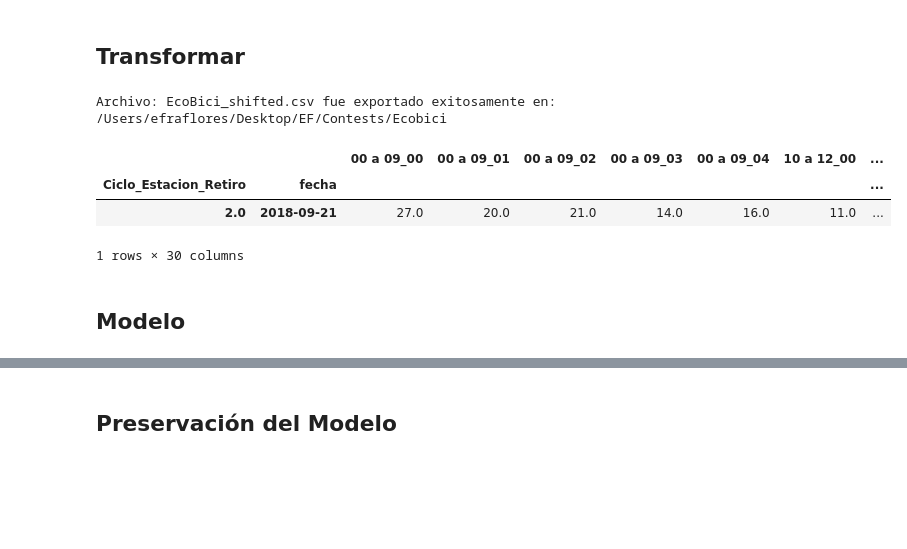
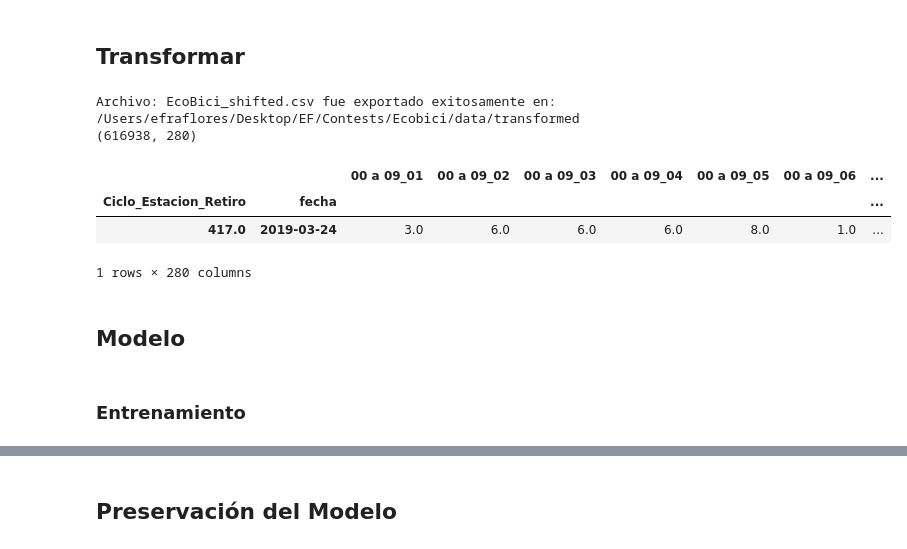
Before and after one commit to Afroefras/ecobici_forecast, a Jupyter notebook: scripts/EcoBici_Model.ipynb, the cells around one changed output, grey strips where cells are left out. Drawn from its saved outputs; the diff is of its cells as text; code cells hidden in the pictures; blank space fills up the shorter version.

```diff
--- a/scripts/EcoBici_Model.ipynb
+++ b/scripts/EcoBici_Model.ipynb
@@ -3,4 +3,4 @@
 # %% [markdown]
 ## Parámetros
 # %%
-BASE_DIR = '/Users/efraflores/Desktop/EF/Contests/Ecobici'
+BASE_DIR = '/Users/efraflores/Desktop/EF/Contests/Ecobici/data'
@@ -472,3 +17,4 @@ print(eb)
 # %%
-# df = eb.read_raw_files(from_year=2018, to_year=2021, index=['Ciclo_Estacion_Retiro','fecha'], columns='fecha_hour_range', values='n', aggfunc='count', fill_value=0)
-# df.sample()
+df = eb.read_raw_files(from_year=2018, to_year=2021, index=['Ciclo_Estacion_Retiro','fecha'], columns='fecha_hour_range', values='n', aggfunc='count', fill_value=0)
+print(df.shape)
+df.sample()
@@ -475,19 +27,21 @@ print(eb)
 # %% [markdown]
 ## Transformar
 # %%
-file_name = 'EcoBici_from_2018_to_2021.csv'
-
-X, y = eb.ecobici_shifted(file_name, id_cols=['Ciclo_Estacion_Retiro'], shifts=range(5))
+X, y = eb.ecobici_shifted(df, id_cols=['Ciclo_Estacion_Retiro'], shifts=range(41))
+print(X.shape)
 X.sample()
 # %% [output]
 Archivo: EcoBici_shifted.csv fue exportado exitosamente en:
-/Users/efraflores/Desktop/EF/Contests/Ecobici
+/Users/efraflores/Desktop/EF/Contests/Ecobici/data/transformed
+(616938, 280)
-|  |  | 00 a 09_00 | 00 a 09_01 | 00 a 09_02 | 00 a 09_03 | 00 a 09_04 | 10 a 12_00 | ... |
+|  |  | 00 a 09_01 | 00 a 09_02 | 00 a 09_03 | 00 a 09_04 | 00 a 09_05 | 00 a 09_06 | ... |
 | Ciclo_Estacion_Retiro | fecha |  |  |  |  |  |  | ... |
-| 2.0 | 2018-09-21 | 27.0 | 20.0 | 21.0 | 14.0 | 16.0 | 11.0 | ... |
+| 417.0 | 2019-03-24 | 3.0 | 6.0 | 6.0 | 6.0 | 8.0 | 1.0 | ... |
-1 rows × 30 columns
+1 rows × 280 columns
 # %% [markdown]
 ## Modelo
+# %% [markdown]
+### Entrenamiento
 # %%
 model, scores, coef = eb.train_model(X, y)
 # %% [output]
```
Also changed, not shown: parts of 10 cells of this notebook, 2 other files.
